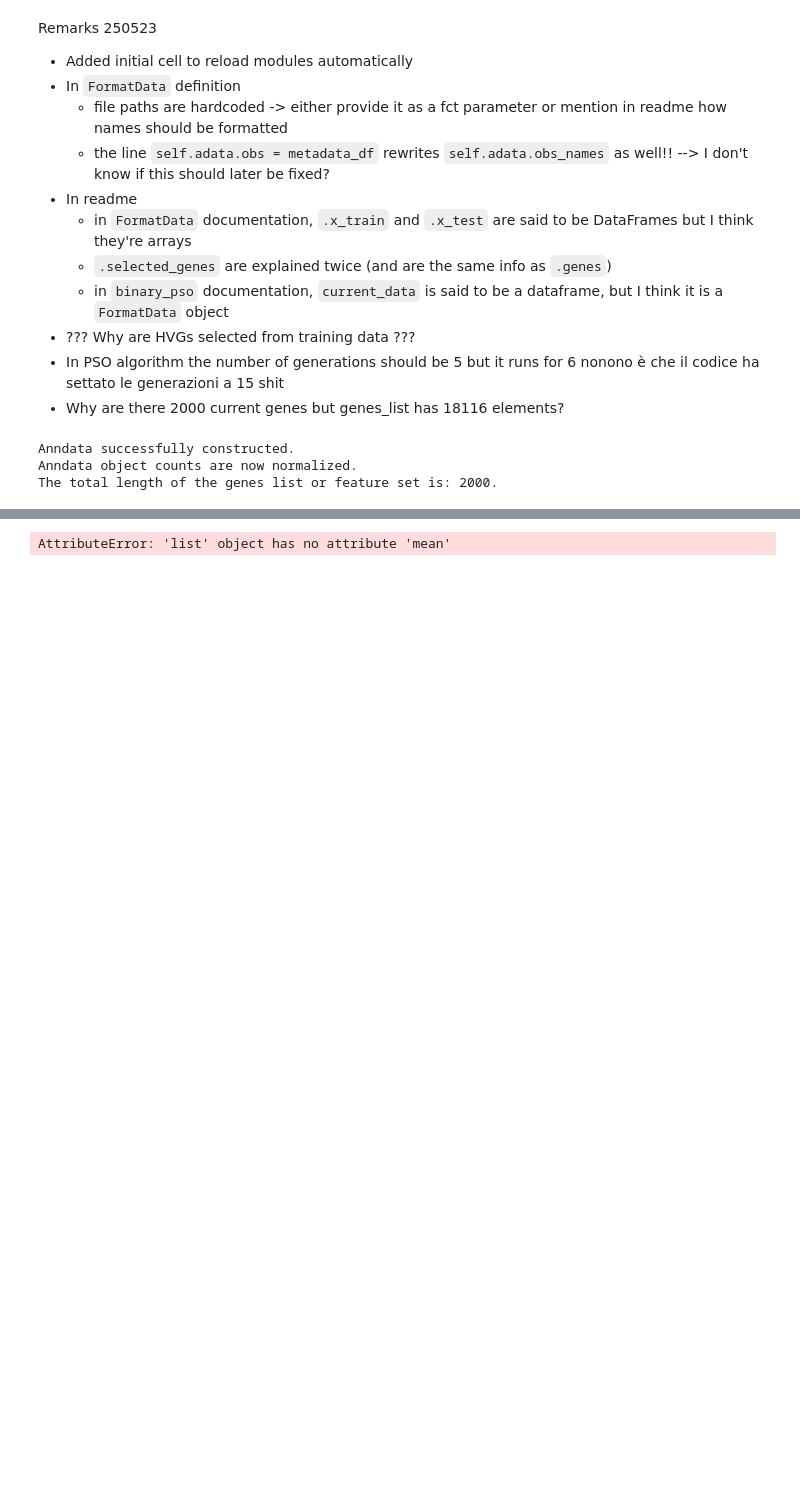
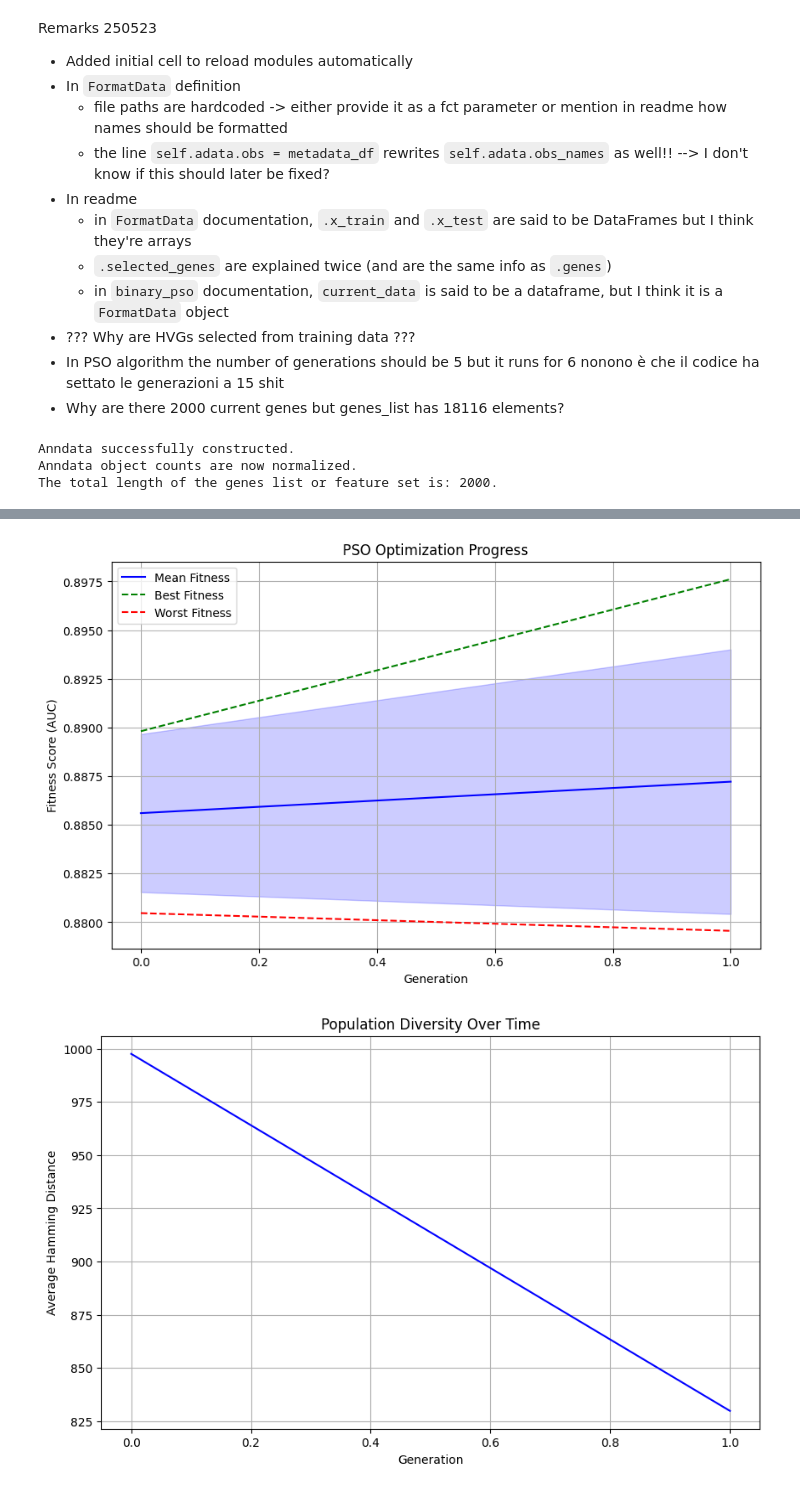
Before and after one commit to dottipr/PAGEpy, a Jupyter notebook: example_notebooks/single_cell_walkthrough.ipynb, the cells around one changed output, grey strips where cells are left out. Drawn from its saved outputs; the diff is of its cells as text; code cells hidden in the pictures; blank space fills up the shorter version.

```diff
--- a/example_notebooks/single_cell_walkthrough.ipynb
+++ b/example_notebooks/single_cell_walkthrough.ipynb
@@ -112,10 +146,12 @@ Selected 1032 genes: ['TNFRSF18', 'AL031848.2', 'TNFRSF9', 'AL034417.3', 'AL1098
 # %%
 # the results of pso optimizatoin can be monitored
-pso_df = pd.read_pickle("pso_fitness_scores.pkl")
-pso_dict = pd.read_pickle("pso_particle_history.pkl")
-
-PAGEpy_plot.plot_pso_row_averages(pso_df)
-PAGEpy_plot.plot_hamming_distance(pso_dict)
-PAGEpy_plot.plot_sorted_frequencies(pso_dict, pso_df)
+loaded_fitness_scores = pd.read_pickle("pso_fitness_scores.pkl")
+loaded_particle_history = pd.read_pickle("pso_particle_history.pkl")
-# %% [output]
-AttributeError: 'list' object has no attribute 'mean'
+# %%
+plot_functions.plot_pso_fitness_evolution(loaded_fitness_scores)
+plot_functions.plot_population_diversity(loaded_particle_history)
+plot_functions.plot_feature_selection_frequency(
+    loaded_particle_history)
+# %% [output]
+[figure, added]
+[figure, added]
```
Also changed, not shown: parts of 8 cells of this notebook, 3 other files.
